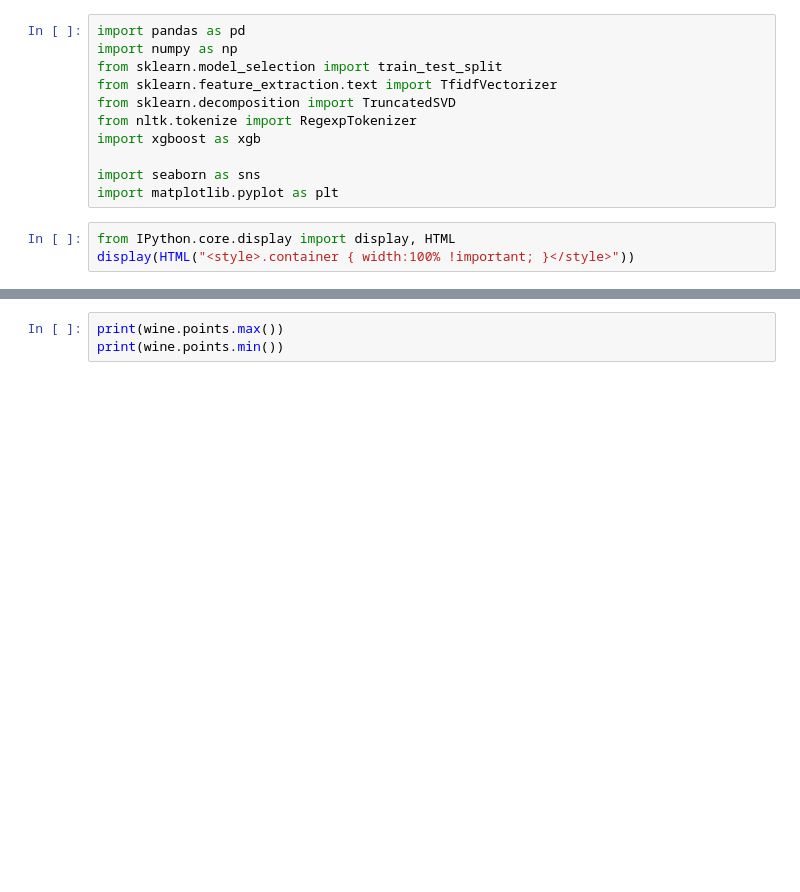
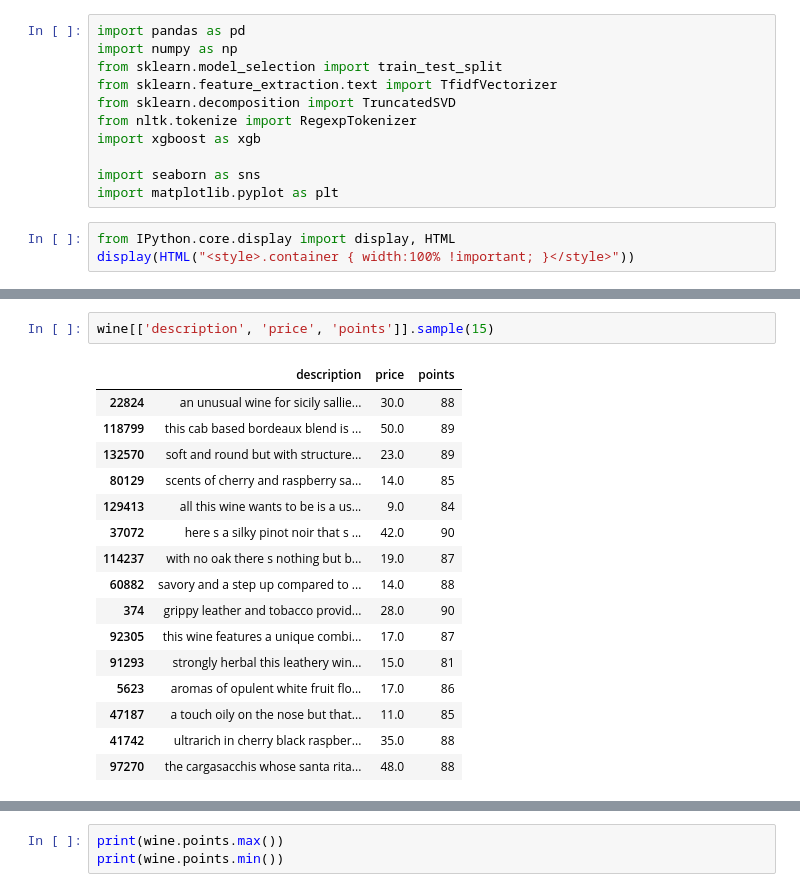
Before and after one commit to statisticianinstilettos/wine_quality_predictions, a Jupyter notebook: wine_analysis.ipynb, the cells around one changed output, grey strips where cells are left out. Drawn from its saved outputs; the diff is of its cells as text; blank space fills up the shorter version.

```diff
--- a/wine_analysis.ipynb
+++ b/wine_analysis.ipynb
@@ -47,6 +64,25 @@ wine.head()
 | 2 | US | Mac Watson honors the memory of a... | Special Selected Late Harvest | 96 | 90.0 | California | Knights Valley | Sonoma | Sauvignon Blanc | Macauley |
 | 3 | US | This spent 20 months in 30% new F... | Reserve | 96 | 65.0 | Oregon | Willamette Valley | Willamette Valley | Pinot Noir | Ponzi |
 | 4 | France | This is the top wine from La Bégu... | La Brûlade | 95 | 66.0 | Provence | Bandol | NaN | Provence red blend | Domaine de la Bégude |
+# %%
+wine[['description', 'price', 'points']].sample(15)
+# %% [output]
+|  | description | price | points |
+| 22824 | an unusual wine for sicily sallie... | 30.0 | 88 |
+| 118799 | this cab based bordeaux blend is ... | 50.0 | 89 |
+| 132570 | soft and round but with structure... | 23.0 | 89 |
+| 80129 | scents of cherry and raspberry sa... | 14.0 | 85 |
+| 129413 | all this wine wants to be is a us... | 9.0 | 84 |
+| 37072 | here s a silky pinot noir that s ... | 42.0 | 90 |
+| 114237 | with no oak there s nothing but b... | 19.0 | 87 |
+| 60882 | savory and a step up compared to ... | 14.0 | 88 |
+| 374 | grippy leather and tobacco provid... | 28.0 | 90 |
+| 92305 | this wine features a unique combi... | 17.0 | 87 |
+| 91293 | strongly herbal this leathery win... | 15.0 | 81 |
+| 5623 | aromas of opulent white fruit flo... | 17.0 | 86 |
+| 47187 | a touch oily on the nose but that... | 11.0 | 85 |
+| 41742 | ultrarich in cherry black raspber... | 35.0 | 88 |
+| 97270 | the cargasacchis whose santa rita... | 48.0 | 88 |
 # %%
 wine["description"][0]
 # %% [output]
```
Also changed, not shown: parts of 14 cells of this notebook, 5 other files.
